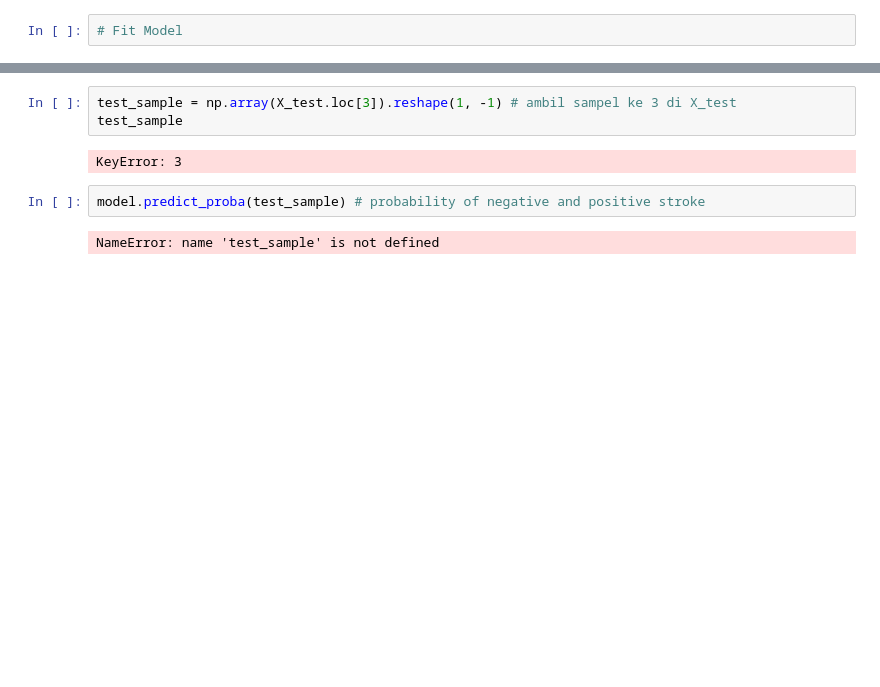
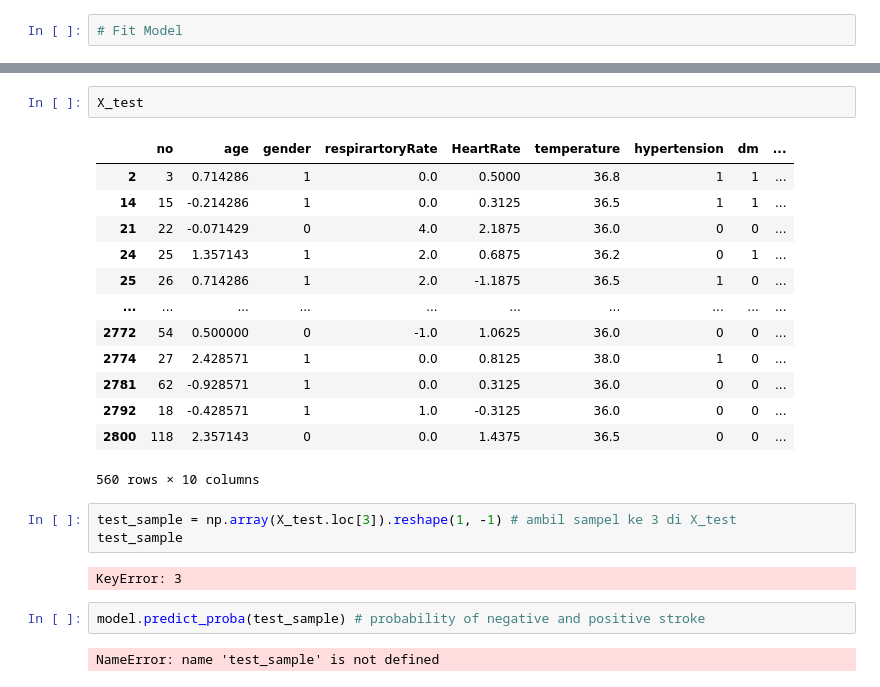
Before and after one commit to grathyaaaa/model-stroke, a Jupyter notebook: stroke-model.ipynb, the cells around one changed output, grey strips where cells are left out. Drawn from its saved outputs; the diff is of its cells as text; blank space fills up the shorter version.

```diff
--- a/stroke-model.ipynb
+++ b/stroke-model.ipynb
@@ -151,3 +177,19 @@ test_acc
+# %%
+X_test
+# %% [output]
+|  | no | age | gender | respirartoryRate | HeartRate | temperature | hypertension | dm | ... |
+| 2 | 3 | 0.714286 | 1 | 0.0 | 0.5000 | 36.8 | 1 | 1 | ... |
+| 14 | 15 | -0.214286 | 1 | 0.0 | 0.3125 | 36.5 | 1 | 1 | ... |
+| 21 | 22 | -0.071429 | 0 | 4.0 | 2.1875 | 36.0 | 0 | 0 | ... |
+| 24 | 25 | 1.357143 | 1 | 2.0 | 0.6875 | 36.2 | 0 | 1 | ... |
+| 25 | 26 | 0.714286 | 1 | 2.0 | -1.1875 | 36.5 | 1 | 0 | ... |
+| ... | ... | ... | ... | ... | ... | ... | ... | ... | ... |
+| 2772 | 54 | 0.500000 | 0 | -1.0 | 1.0625 | 36.0 | 0 | 0 | ... |
+| 2774 | 27 | 2.428571 | 1 | 0.0 | 0.8125 | 38.0 | 1 | 0 | ... |
+| 2781 | 62 | -0.928571 | 1 | 0.0 | 0.3125 | 36.0 | 0 | 0 | ... |
+| 2792 | 18 | -0.428571 | 1 | 1.0 | -0.3125 | 36.0 | 0 | 0 | ... |
+| 2800 | 118 | 2.357143 | 0 | 0.0 | 1.4375 | 36.5 | 0 | 0 | ... |
+560 rows × 10 columns
 # %%
 test_sample = np.array(X_test.loc[3]).reshape(1, -1) # ambil sampel ke 3 di X_test
 test_sample
```
Also changed, not shown: parts of 7 cells of this notebook.
